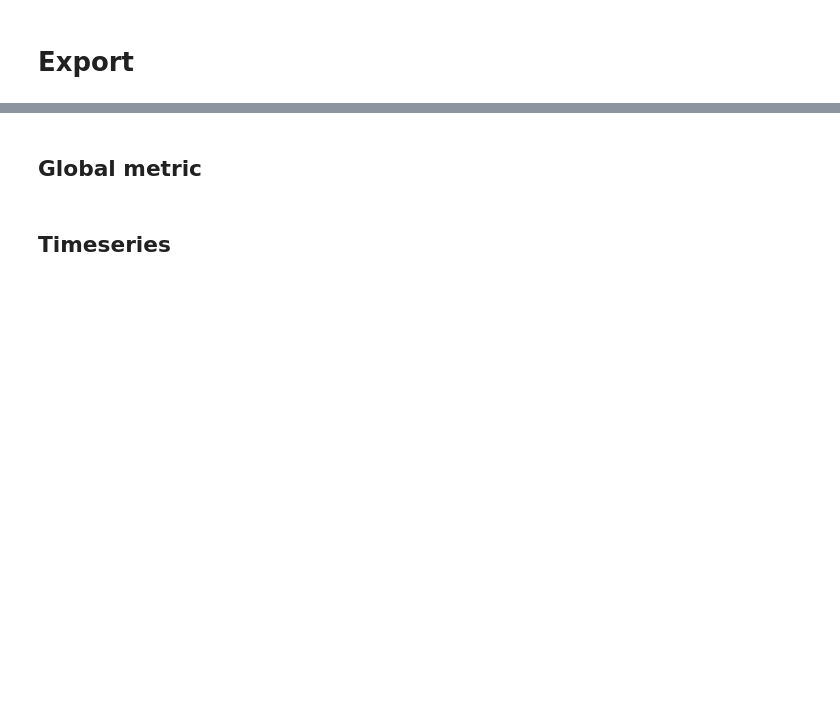
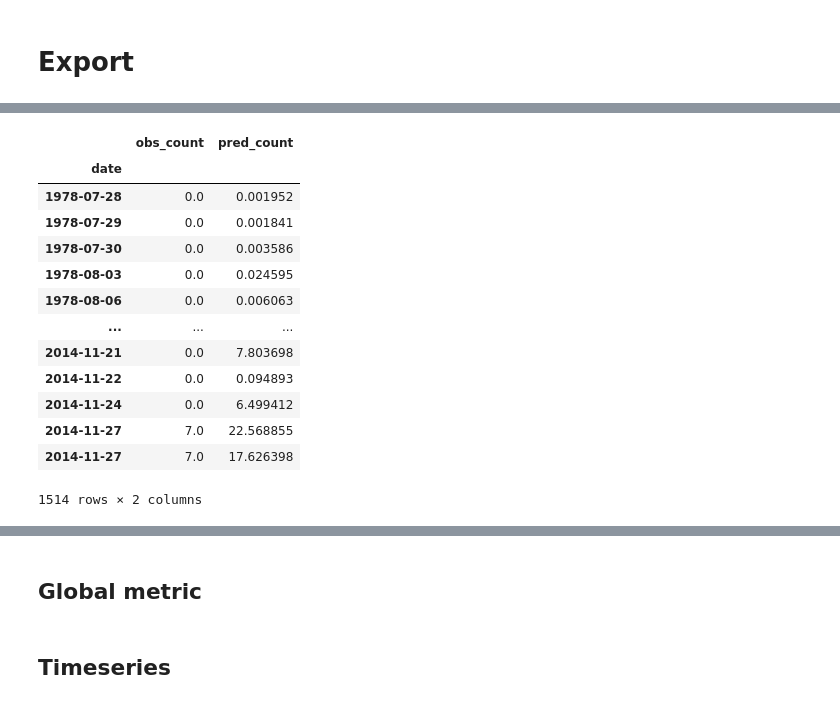
Before and after one commit to AmedeeRoy/defile-migration-forecast, a Jupyter notebook: notebooks/plot_export.ipynb, the cells around one changed output, grey strips where cells are left out. Cells and saved outputs as stored; diff of their text form; code cells hidden in the pictures; blank space fills up the shorter version.

```diff
--- a/notebooks/plot_export.ipynb
+++ b/notebooks/plot_export.ipynb
@@ -39,0 +92,17 @@ plt_timeseries
+# %%
+data_df
+# %% [output]
+|  | obs_count | pred_count |
+| date |  |  |
+| 1978-07-28 | 0.0 | 0.001952 |
+| 1978-07-29 | 0.0 | 0.001841 |
+| 1978-07-30 | 0.0 | 0.003586 |
+| 1978-08-03 | 0.0 | 0.024595 |
+| 1978-08-06 | 0.0 | 0.006063 |
+| ... | ... | ... |
+| 2014-11-21 | 0.0 | 7.803698 |
+| 2014-11-22 | 0.0 | 0.094893 |
+| 2014-11-24 | 0.0 | 6.499412 |
+| 2014-11-27 | 7.0 | 22.568855 |
+| 2014-11-27 | 7.0 | 17.626398 |
+1514 rows × 2 columns
```
Also changed, not shown: parts of 8 cells of this notebook, 2 other files.
